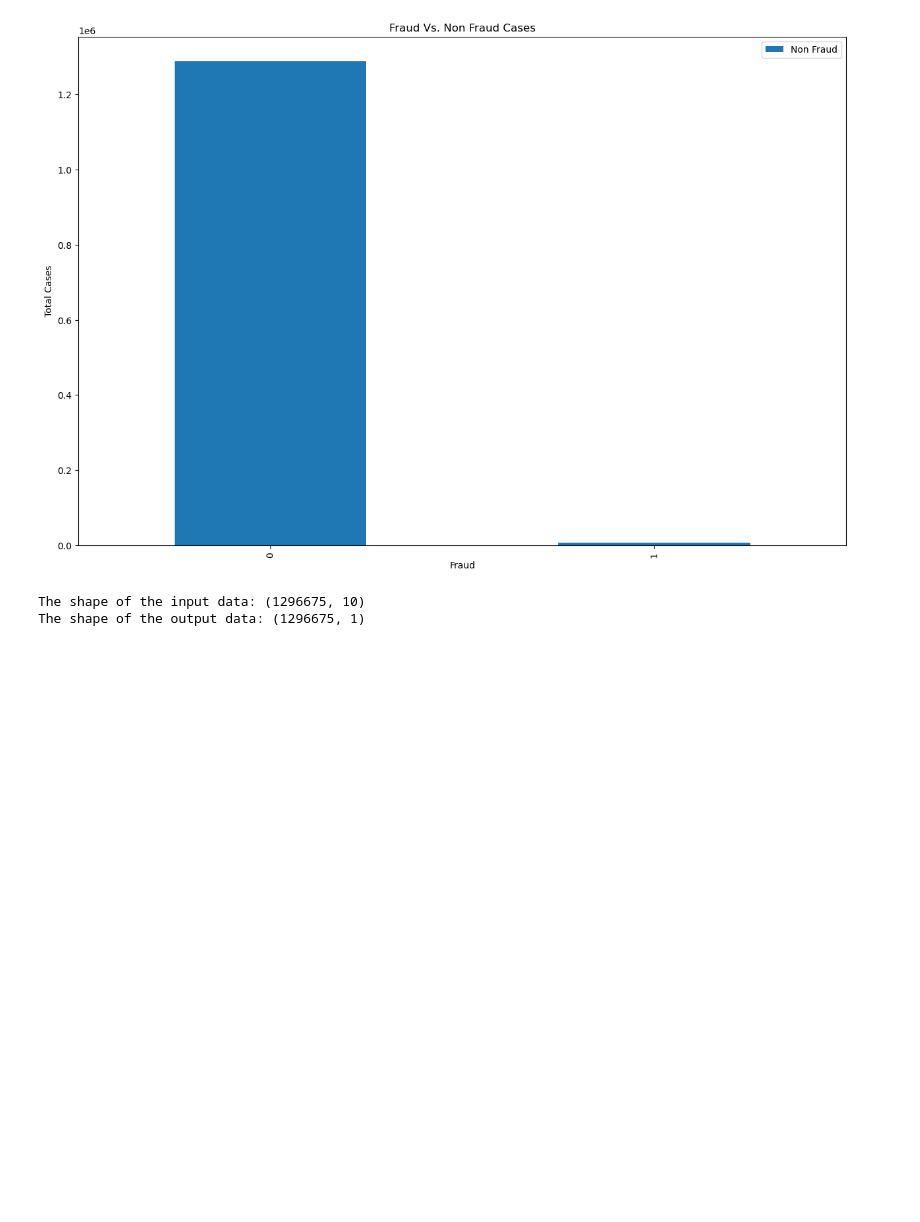
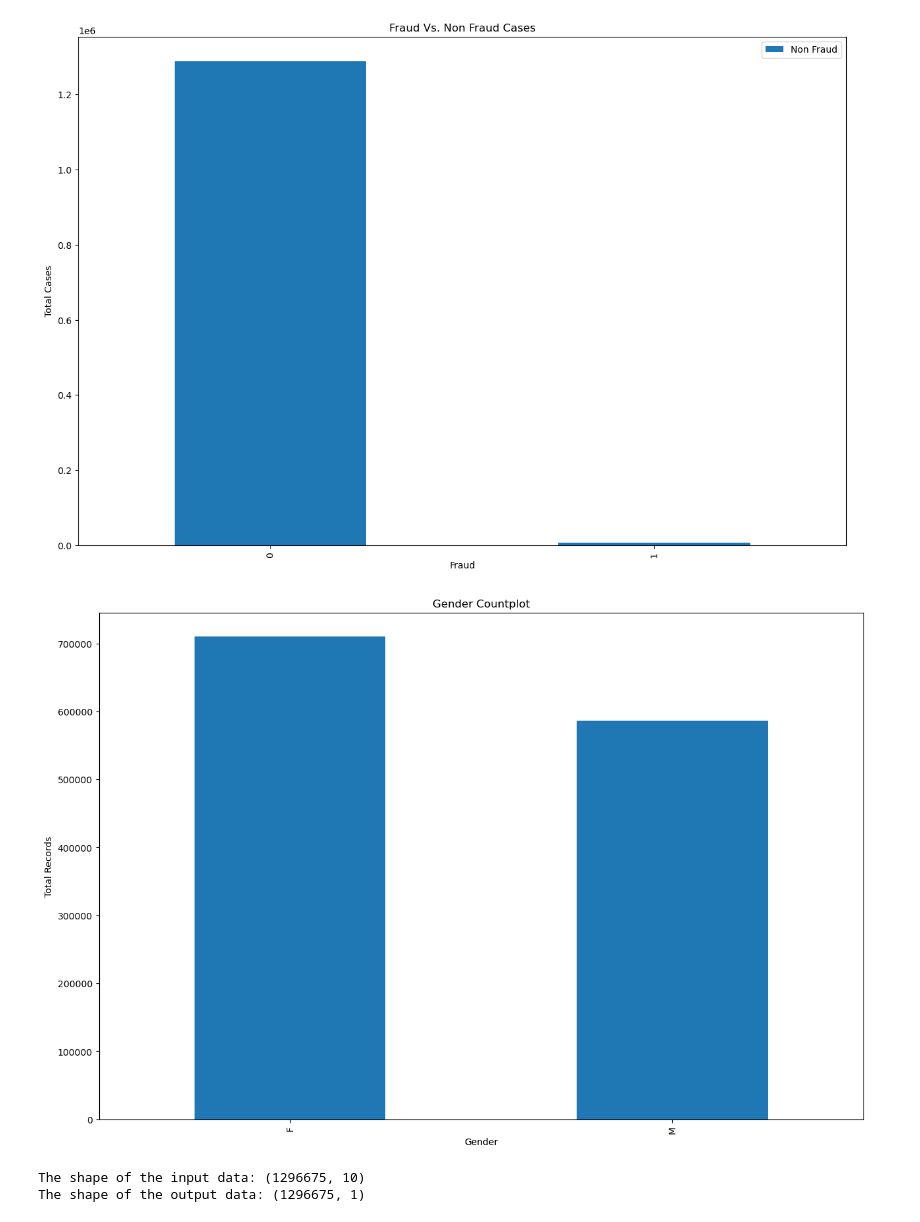
Before and after one commit to suhasmaddali/Credit-Card-Fraud-Detection, a Jupyter notebook: Credit Card Fraud Detection.ipynb, the cells around one changed output. Drawn from its saved outputs; the diff is of its cells as text; code cells hidden in the pictures; blank space fills up the shorter version.

```diff
--- a/Credit Card Fraud Detection.ipynb
+++ b/Credit Card Fraud Detection.ipynb
@@ -96,6 +96,14 @@ plt.legend(['Non Fraud', 'Fraud'])
 plt.show()
 # %% [output]
 [figure]
+# %%
+df['gender'].value_counts().plot(kind = 'bar')
+plt.title("Gender Countplot")
+plt.xlabel("Gender")
+plt.ylabel("Total Records")
+plt.show()
+# %% [output]
+[figure, added]
 # %%
 X = df.drop(['is_fraud'], axis = 1)
 y = df['is_fraud'].values.reshape(-1, 1)
```
Also changed, not shown: parts of 18 cells of this notebook.
